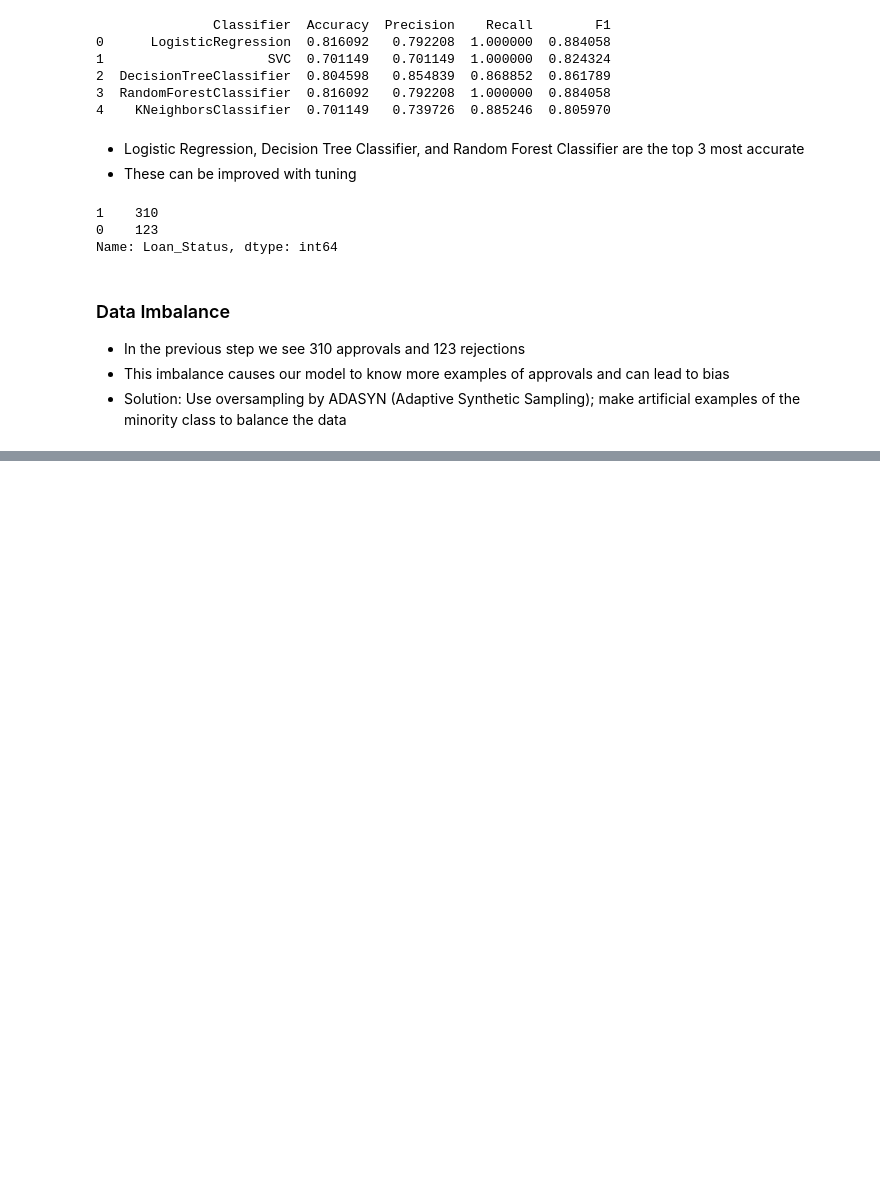
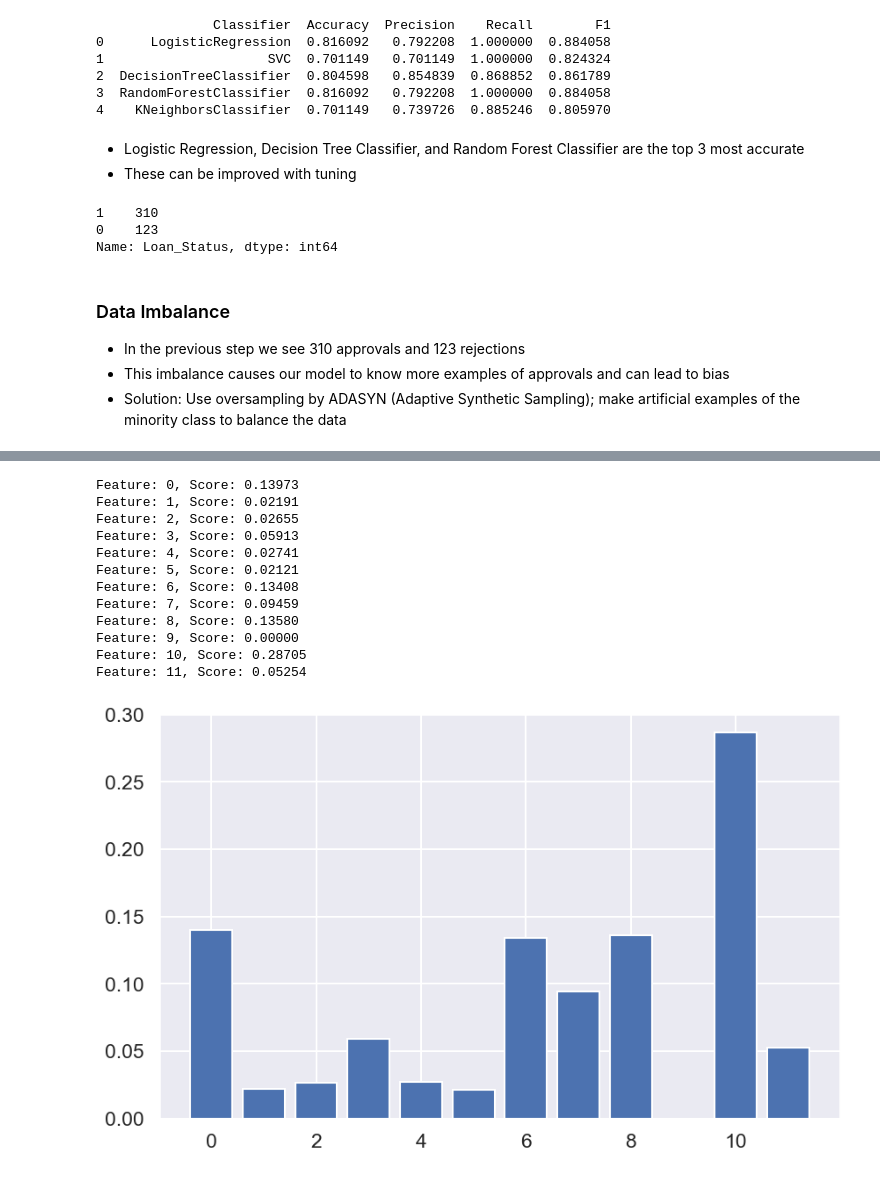
Before and after one commit to EdwinNgui/SmartLoans, a Jupyter notebook: backend/notebooks/analysis.ipynb, the cells around one changed output, grey strips where cells are left out. Drawn from its saved outputs; the diff is of its cells as text; code cells hidden in the pictures; blank space fills up the shorter version.

```diff
--- a/backend/notebooks/analysis.ipynb
+++ b/backend/notebooks/analysis.ipynb
@@ -854,0 +960,28 @@ Name: Loan_Status, dtype: int64
+# %%
+# Building a model with Extra Trees Classifier
+# - ExtraTreesClassifier: Gives score for each feature (higher score means important feature)
+model = ExtraTreesClassifier()
+model.fit(X, y)
+
+importance = model.feature_importances_
+for i, v in enumerate (importance):
+    print('Feature: %0d, Score: %.5f' % (i,v))
+
+# Plot it
+plt.figure(figsize=(10, 6))
+plt.bar([x for x in range(len(importance))], importance)
+plt.show()
+# %% [output]
+Feature: 0, Score: 0.13973
+Feature: 1, Score: 0.02191
+Feature: 2, Score: 0.02655
+Feature: 3, Score: 0.05913
+Feature: 4, Score: 0.02741
+Feature: 5, Score: 0.02121
+Feature: 6, Score: 0.13408
+Feature: 7, Score: 0.09459
+Feature: 8, Score: 0.13580
+Feature: 9, Score: 0.00000
+Feature: 10, Score: 0.28705
+Feature: 11, Score: 0.05254
+[figure, added]
```
Also changed, not shown: parts of 13 cells of this notebook, 2 other files.
